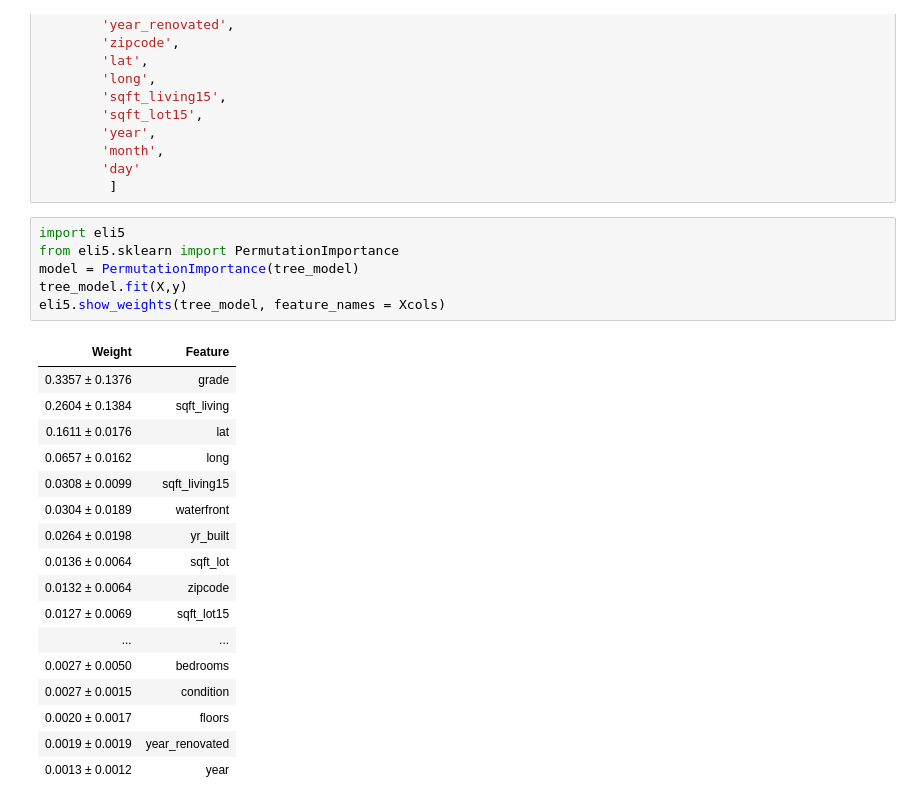
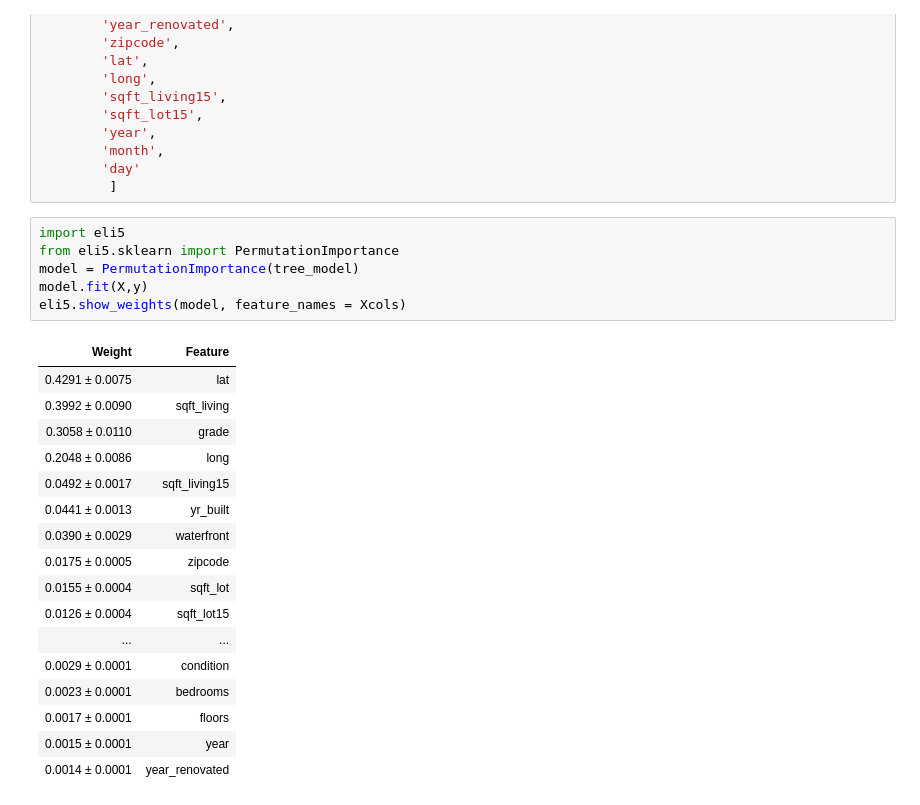
Before and after one commit to PacktPublishing/Learning-Data-Mining-with-Python, a Jupyter notebook: EXTRAS/classes/class_07/ML_example/3.Sklearn/Regression_con_Scikit_Learn.ipynb, the cells around one changed output. Drawn from its saved outputs; the diff is of its cells as text.

```diff
--- a/EXTRAS/classes/class_07/ML_example/3.Sklearn/Regression_con_Scikit_Learn.ipynb
+++ b/EXTRAS/classes/class_07/ML_example/3.Sklearn/Regression_con_Scikit_Learn.ipynb
@@ -474,24 +474,24 @@ Xcols = ['bedrooms',
 # %%
 import eli5
 from eli5.sklearn import PermutationImportance
 model = PermutationImportance(tree_model)
-tree_model.fit(X,y)
-eli5.show_weights(tree_model, feature_names = Xcols)
+model.fit(X,y)
+eli5.show_weights(model, feature_names = Xcols)
 # %% [output]
 | Weight | Feature |
-| 0.3357 ± 0.1376 | grade |
-| 0.2604 ± 0.1384 | sqft_living |
-| 0.1611 ± 0.0176 | lat |
-| 0.0657 ± 0.0162 | long |
-| 0.0308 ± 0.0099 | sqft_living15 |
-| 0.0304 ± 0.0189 | waterfront |
-| 0.0264 ± 0.0198 | yr_built |
-| 0.0136 ± 0.0064 | sqft_lot |
-| 0.0132 ± 0.0064 | zipcode |
-| 0.0127 ± 0.0069 | sqft_lot15 |
+| 0.4291 ± 0.0075 | lat |
+| 0.3992 ± 0.0090 | sqft_living |
+| 0.3058 ± 0.0110 | grade |
+| 0.2048 ± 0.0086 | long |
+| 0.0492 ± 0.0017 | sqft_living15 |
+| 0.0441 ± 0.0013 | yr_built |
+| 0.0390 ± 0.0029 | waterfront |
+| 0.0175 ± 0.0005 | zipcode |
+| 0.0155 ± 0.0004 | sqft_lot |
+| 0.0126 ± 0.0004 | sqft_lot15 |
 | ... | ... |
-| 0.0027 ± 0.0050 | bedrooms |
-| 0.0027 ± 0.0015 | condition |
-| 0.0020 ± 0.0017 | floors |
-| 0.0019 ± 0.0019 | year_renovated |
-| 0.0013 ± 0.0012 | year |
+| 0.0029 ± 0.0001 | condition |
+| 0.0023 ± 0.0001 | bedrooms |
+| 0.0017 ± 0.0001 | floors |
+| 0.0015 ± 0.0001 | year |
+| 0.0014 ± 0.0001 | year_renovated |
```
Also changed, not shown: parts of 1 cell of this notebook, 3 other files.
